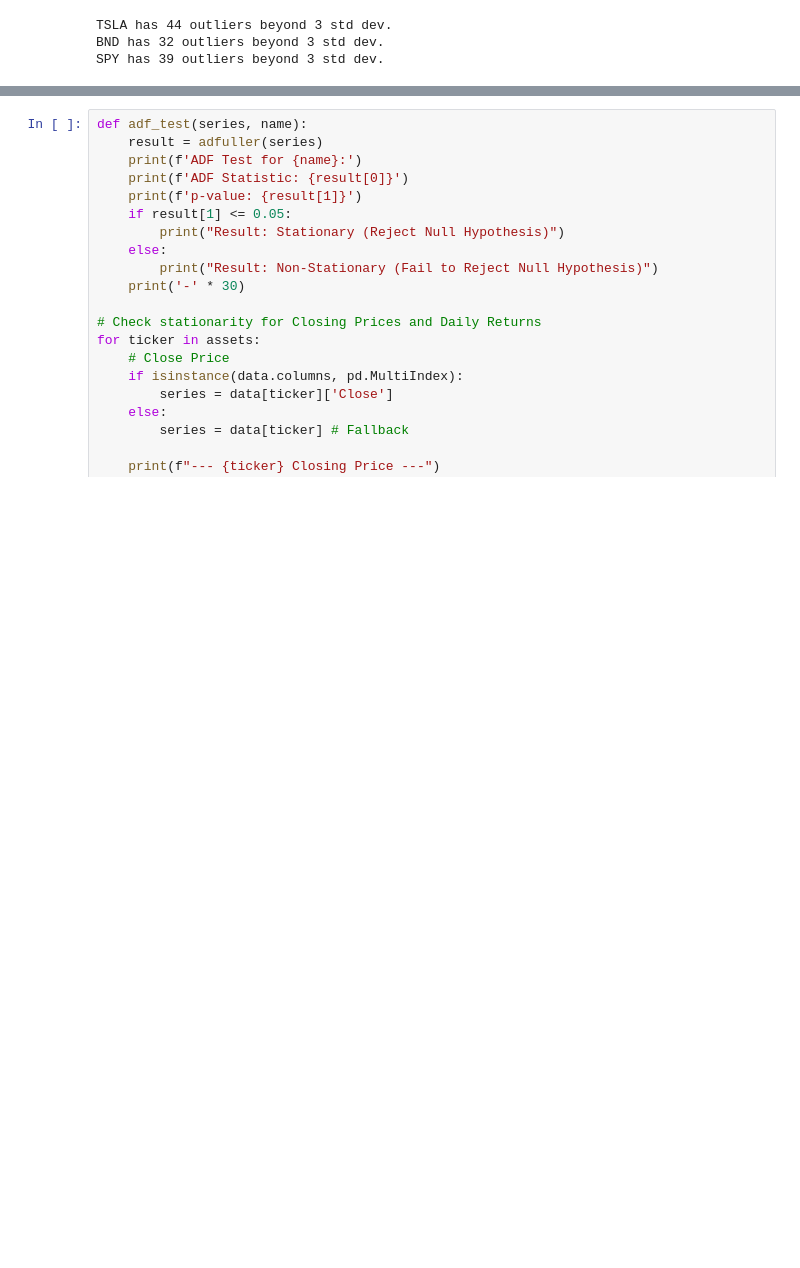
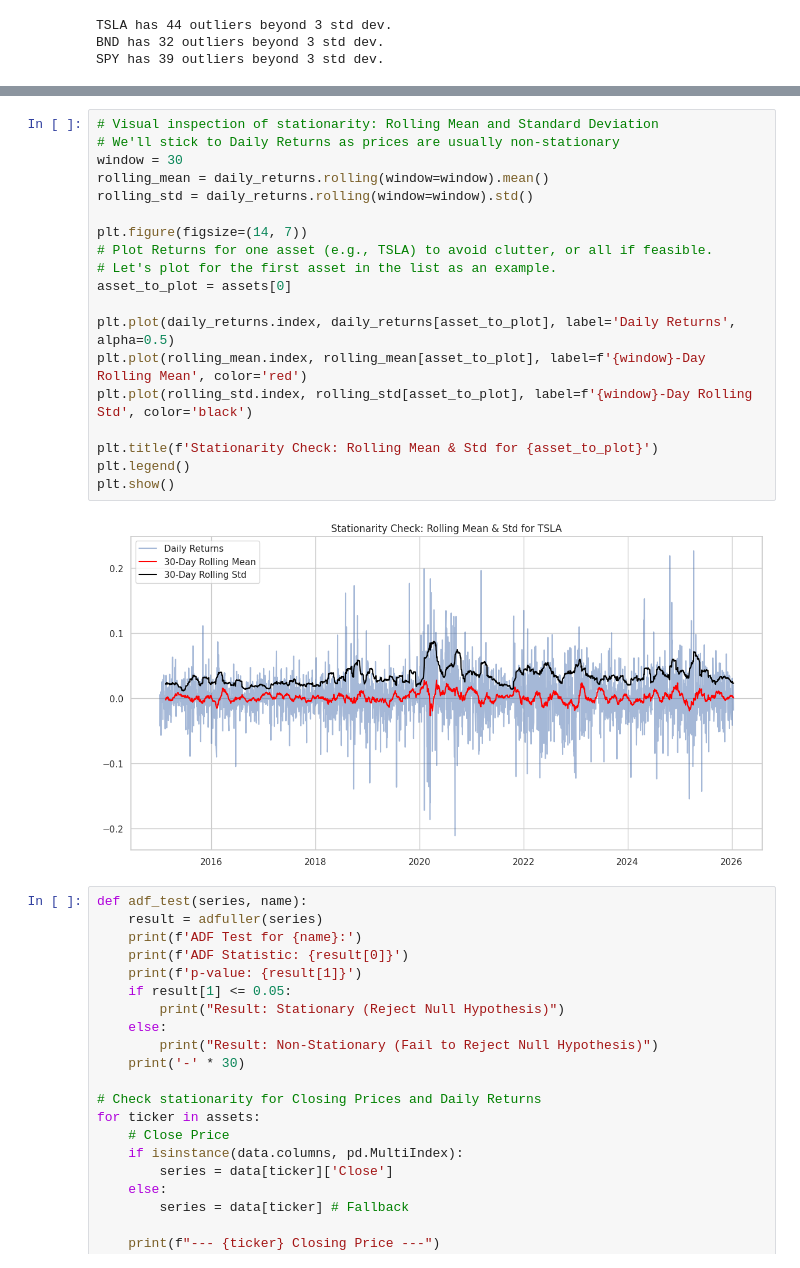
Before and after one commit to AffableMelon/portfolio-optimization, a Jupyter notebook: notebooks/task_1_eda.ipynb, the cells around one changed output, grey strips where cells are left out. Saved outputs shown, nothing was run; the diff lists cells and outputs as text; blank space fills up the shorter version.

```diff
--- a/notebooks/task_1_eda.ipynb
+++ b/notebooks/task_1_eda.ipynb
@@ -159,3 +174,24 @@ SPY has 39 outliers beyond 3 std dev.
+# %%
+# Visual inspection of stationarity: Rolling Mean and Standard Deviation
+# We'll stick to Daily Returns as prices are usually non-stationary
+window = 30
+rolling_mean = daily_returns.rolling(window=window).mean()
+rolling_std = daily_returns.rolling(window=window).std()
+
+plt.figure(figsize=(14, 7))
+# Plot Returns for one asset (e.g., TSLA) to avoid clutter, or all if feasible.
+# Let's plot for the first asset in the list as an example.
+asset_to_plot = assets[0]
+
+plt.plot(daily_returns.index, daily_returns[asset_to_plot], label='Daily Returns', alpha=0.5)
+plt.plot(rolling_mean.index, rolling_mean[asset_to_plot], label=f'{window}-Day Rolling Mean', color='red')
+plt.plot(rolling_std.index, rolling_std[asset_to_plot], label=f'{window}-Day Rolling Std', color='black')
+
+plt.title(f'Stationarity Check: Rolling Mean & Std for {asset_to_plot}')
+plt.legend()
+plt.show()
+# %% [output]
+[figure, added]
 # %%
 def adf_test(series, name):
     result = adfuller(series)
```
Also changed, not shown: parts of 3 cells of this notebook, 1 other file.
